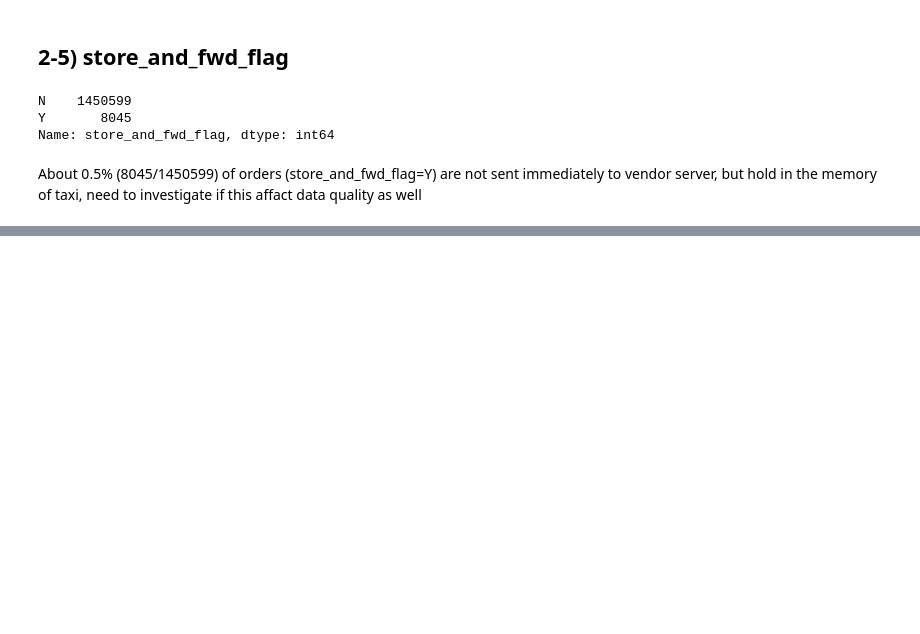
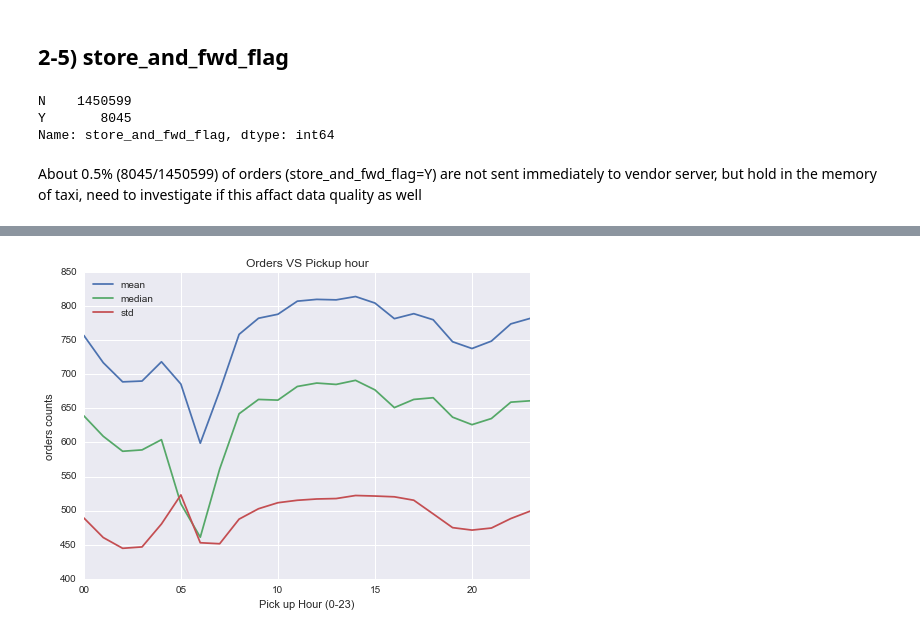
Before and after one commit to yennanliu/NYC_Taxi_Trip_Duration, a Jupyter notebook: notebook/NYC_Taxi_EDA_V1_Yen.ipynb, the cells around one changed output, grey strips where cells are left out. Saved outputs shown, nothing was run; the diff lists cells and outputs as text; code cells hidden in the pictures; blank space fills up the shorter version.

```diff
--- a/notebook/NYC_Taxi_EDA_V1_Yen.ipynb
+++ b/notebook/NYC_Taxi_EDA_V1_Yen.ipynb
@@ -258,0 +280,18 @@ df_train
+# %%
+# pivot table
+# http://pbpython.com/pandas-pivot-table-explained.html
+
+#tripduration = df_train_[df_train_.trip_duration < df_train_.trip_duration.quantile(.97)]
+
+
+pd.pivot_table(tripduration, index='pickup_hour' ,aggfunc=np.mean)['trip_duration'].plot(label='mean')
+pd.pivot_table(tripduration, index='pickup_hour' ,aggfunc=np.median)['trip_duration'].plot(label='median')
+pd.pivot_table(tripduration, index='pickup_hour' ,aggfunc=np.std)['trip_duration'].plot(label='std')
+
+plt.legend(loc=0)
+plt.xlabel('Pick up Hour (0-23)')
+plt.ylabel('orders counts ')
+plt.title('Orders VS Pickup hour')
+plt.show()
+# %% [output]
+[figure, added]
```
Also changed, not shown: parts of 16 cells of this notebook.
